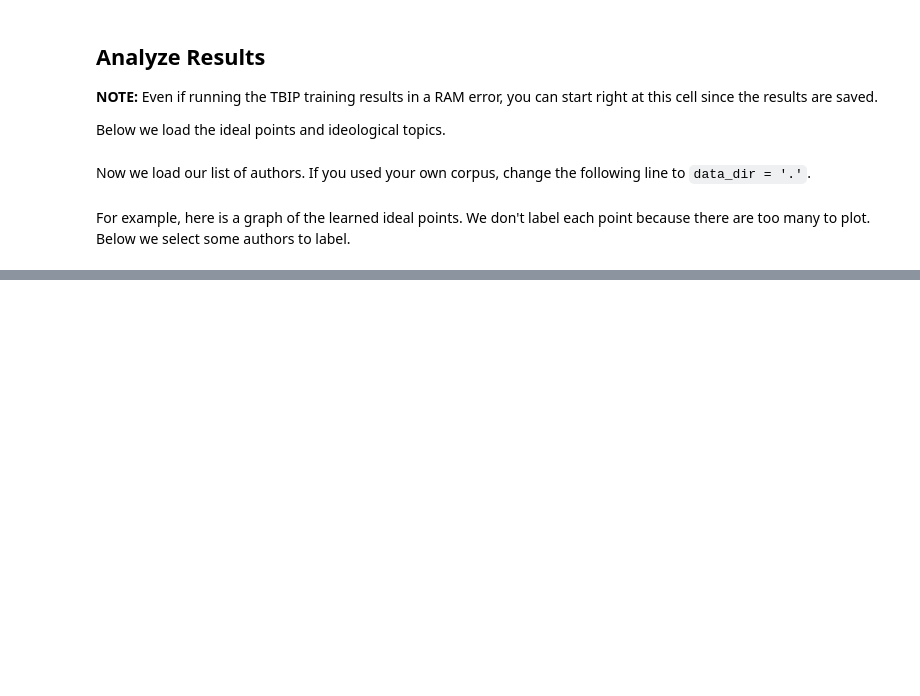
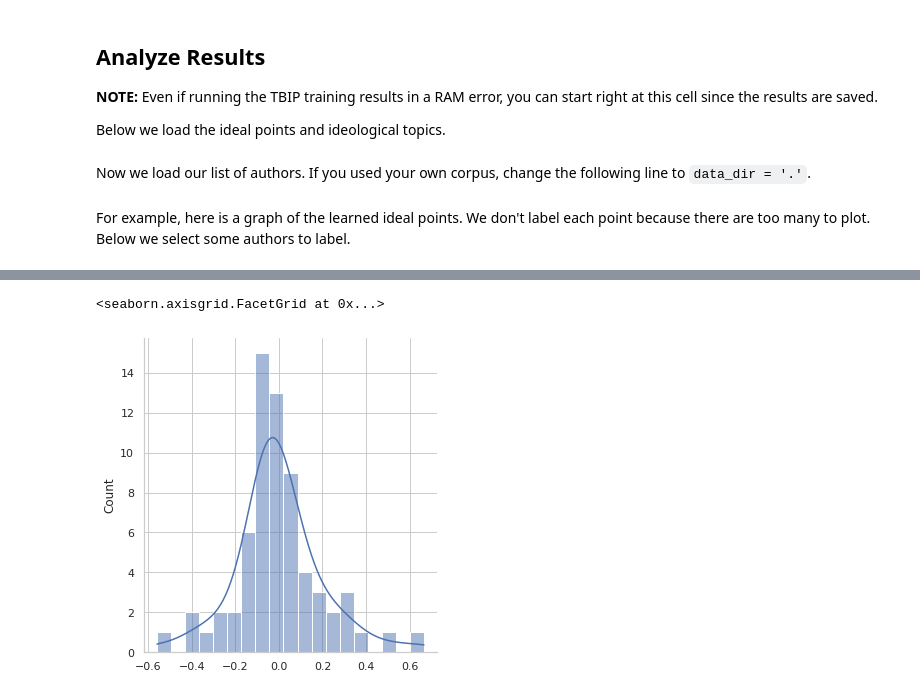
Before and after one commit to mbosley/india_leg_text, a Jupyter notebook: code/run_tbip.ipynb, the cells around one changed output, grey strips where cells are left out. Cells and saved outputs as stored; diff of their text form; code cells hidden in the pictures; blank space fills up the shorter version.

```diff
--- a/code/run_tbip.ipynb
+++ b/code/run_tbip.ipynb
@@ -360,0 +411,6 @@ ax.set_yticks([])
+# %%
+sns.displot([x for ind, x in enumerate(ideal_point_mean) if ind in unelected_author_idx], kde=True)
+#sns.displot([x for ind, x in enumerate(ideal_point_mean) if ind in unelected_author_idx], c = "red", kind="kde", bw_adjust=.25)
+# %% [output]
+<seaborn.axisgrid.FacetGrid at 0x...>
+[figure, added]
```
Also changed, not shown: parts of 13 cells of this notebook.
